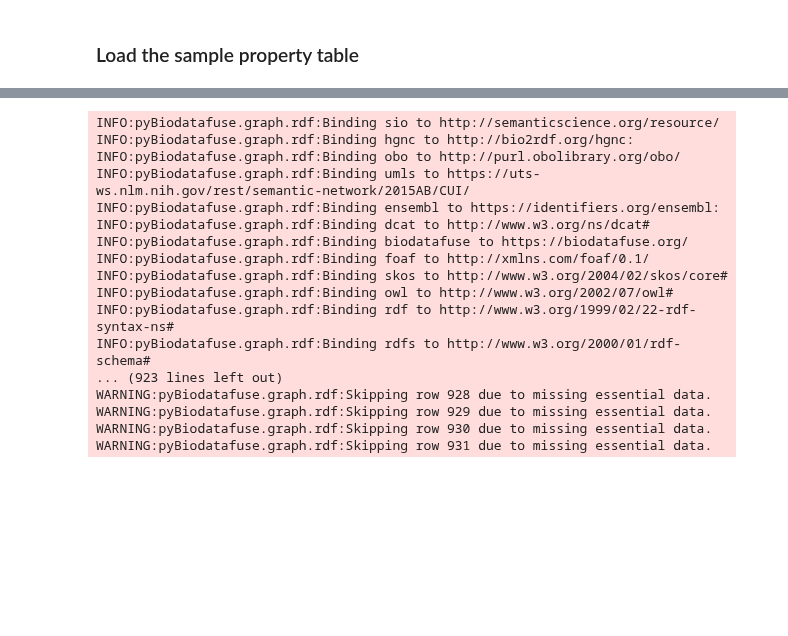
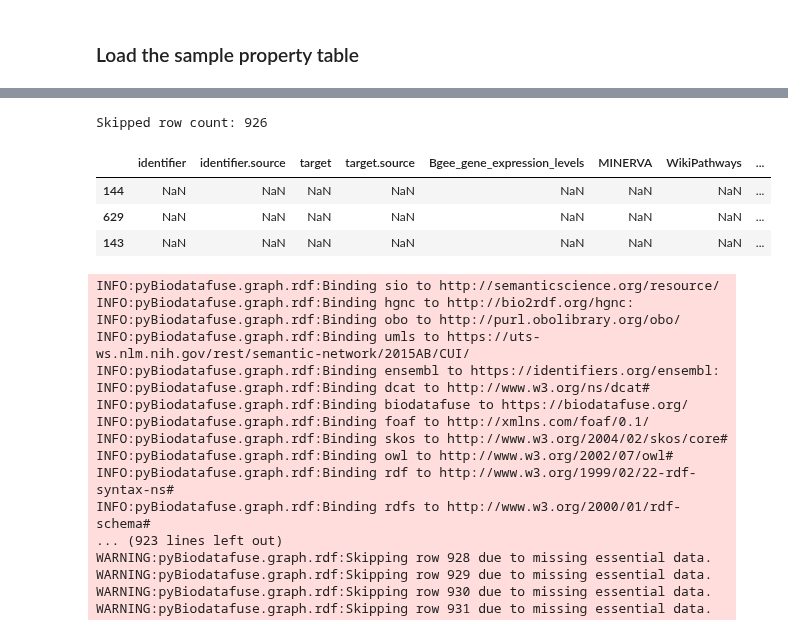
Before and after one commit to BioDataFuse/pyBiodatafuse, a Jupyter notebook: examples/rdf_example.ipynb, the cells around one changed output, grey strips where cells are left out. Drawn from its saved outputs; the diff is of its cells as text; code cells hidden in the pictures; blank space fills up the shorter version.

```diff
--- a/examples/rdf_example.ipynb
+++ b/examples/rdf_example.ipynb
@@ -32,3 +33,13 @@ life cycle�u}�(hZ�UBERON_0002107�h\�liver�h^G@V+��3rh_�CIO_000
+# %%
+nas = data[data['identifier'].isna()]
+print(f'Skipped row count: {len(nas)}')
+nas.sample(3)
+# %% [output]
+Skipped row count: 926
+|  | identifier | identifier.source | target | target.source | Bgee_gene_expression_levels | MINERVA | WikiPathways | ... |
+| 144 | NaN | NaN | NaN | NaN | NaN | NaN | NaN | ... |
+| 629 | NaN | NaN | NaN | NaN | NaN | NaN | NaN | ... |
+| 143 | NaN | NaN | NaN | NaN | NaN | NaN | NaN | ... |
 # %%
 g  = rdf.generate_rdf(data)
 # %% [output]
```
Also changed, not shown: parts of 3 cells of this notebook.
